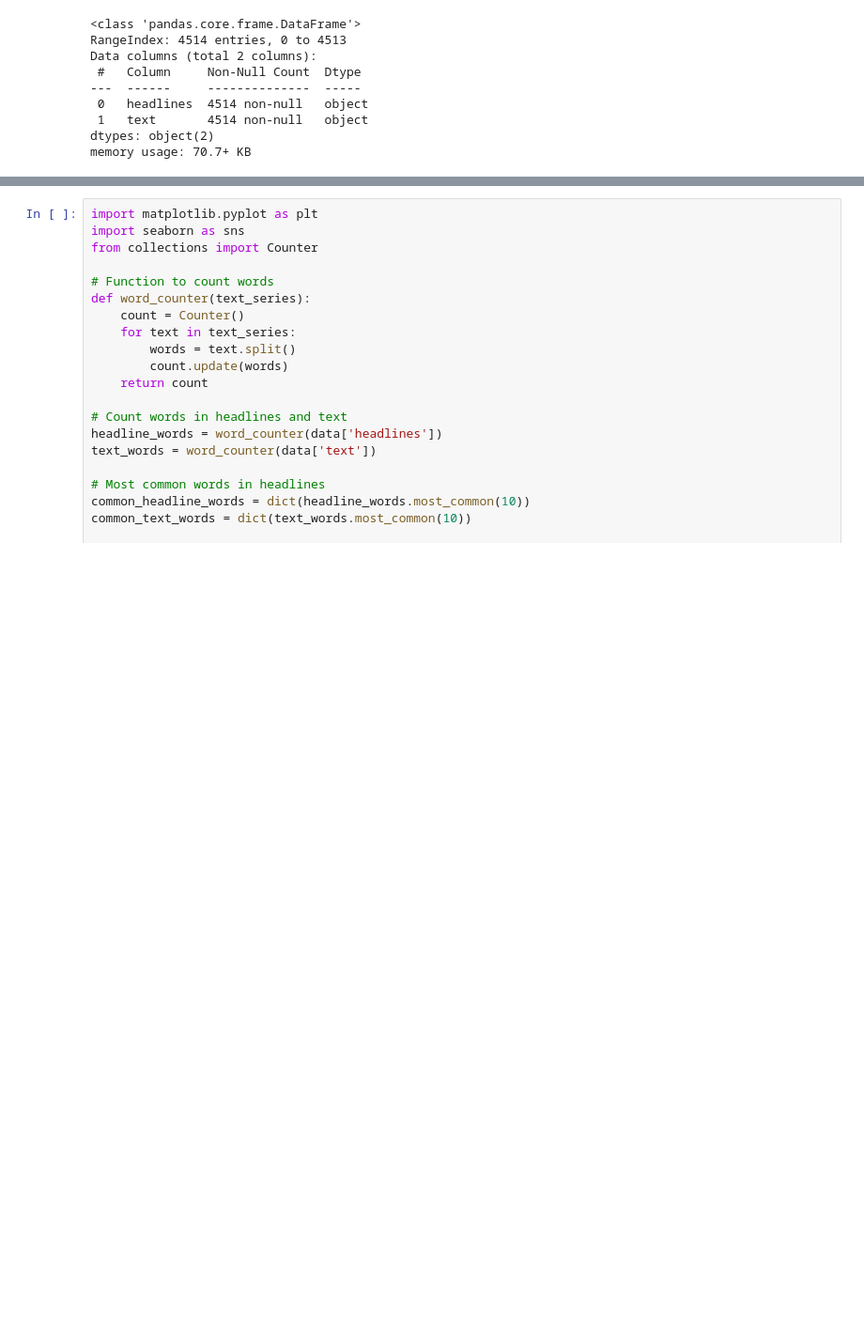
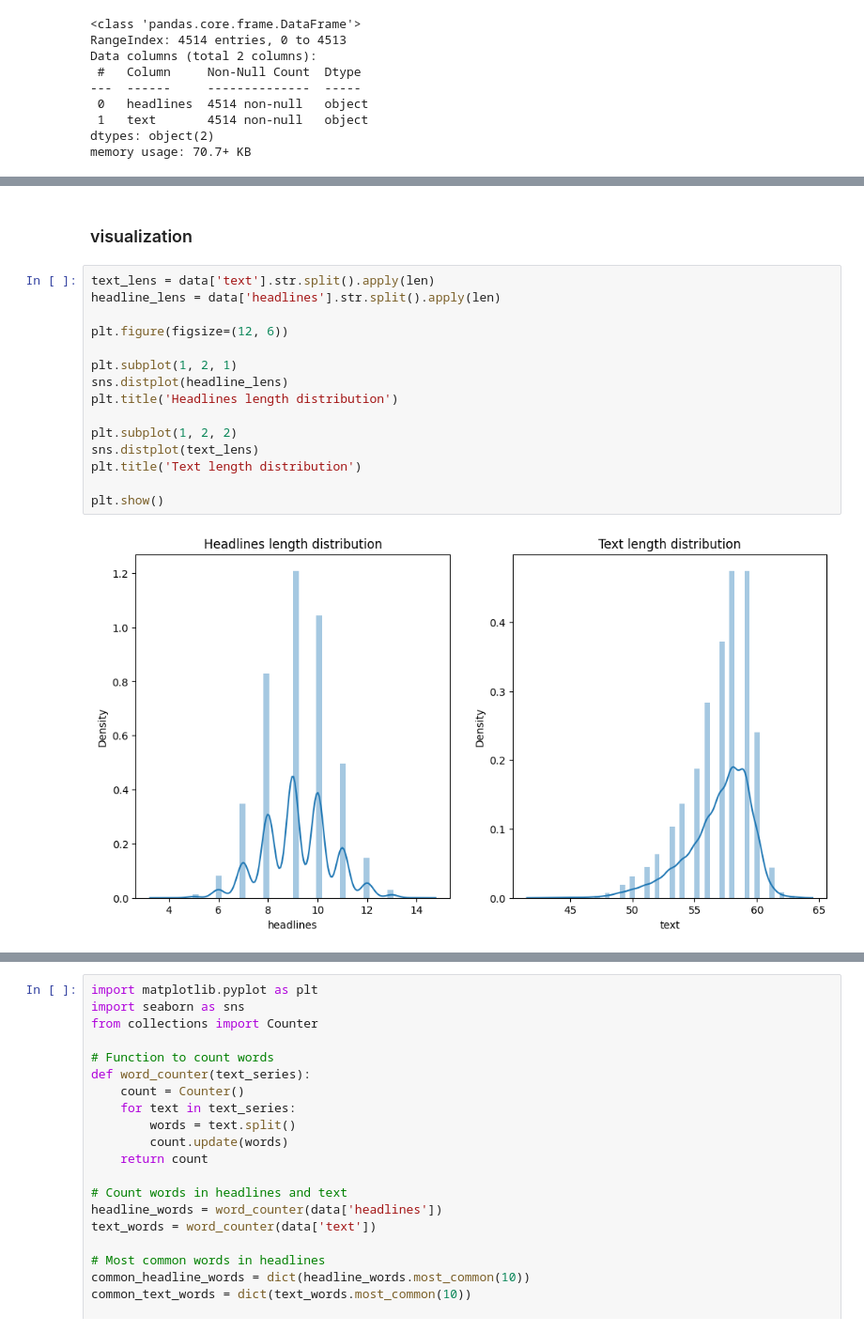
Before and after one commit to baddepudisaideepak/Comparative-analysis-of-Neural-Deep-learning-approaches-for-NEWS-text-Summarization, a Jupyter notebook: finalprojectcode.ipynb, the cells around one changed output, grey strips where cells are left out. Shown: that part at 94% size. Cells and saved outputs as stored; diff of their text form; blank space fills up the shorter version.

```diff
--- a/finalprojectcode.ipynb
+++ b/finalprojectcode.ipynb
@@ -140,3 +178,22 @@ memory usage: 70.7+ KB
+# %% [markdown]
+### visualization
+# %%
+text_lens = data['text'].str.split().apply(len)
+headline_lens = data['headlines'].str.split().apply(len)
+
+plt.figure(figsize=(12, 6))
+
+plt.subplot(1, 2, 1)
+sns.distplot(headline_lens)
+plt.title('Headlines length distribution')
+
+plt.subplot(1, 2, 2)
+sns.distplot(text_lens)
+plt.title('Text length distribution')
+
+plt.show()
+# %% [output]
+[figure, added]
 # %%
 import matplotlib.pyplot as plt
 
```
Also changed, not shown: parts of 25 cells of this notebook.
